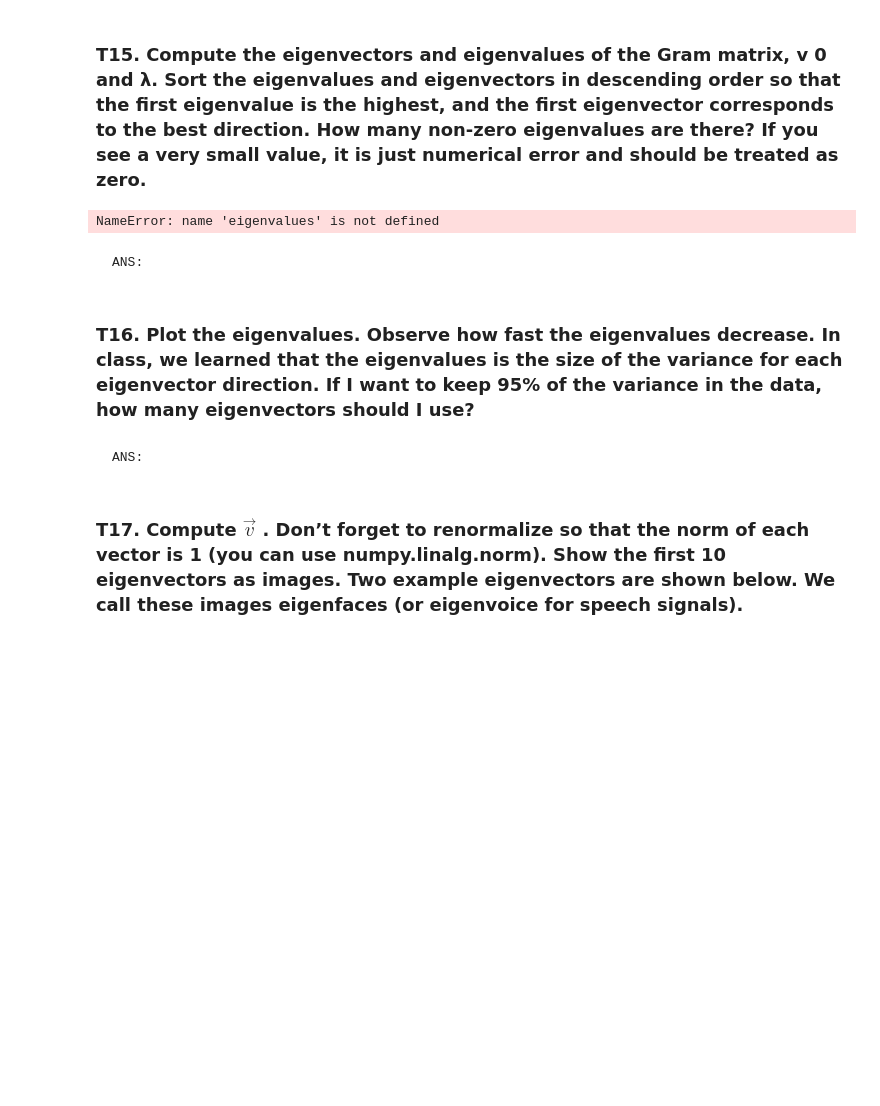
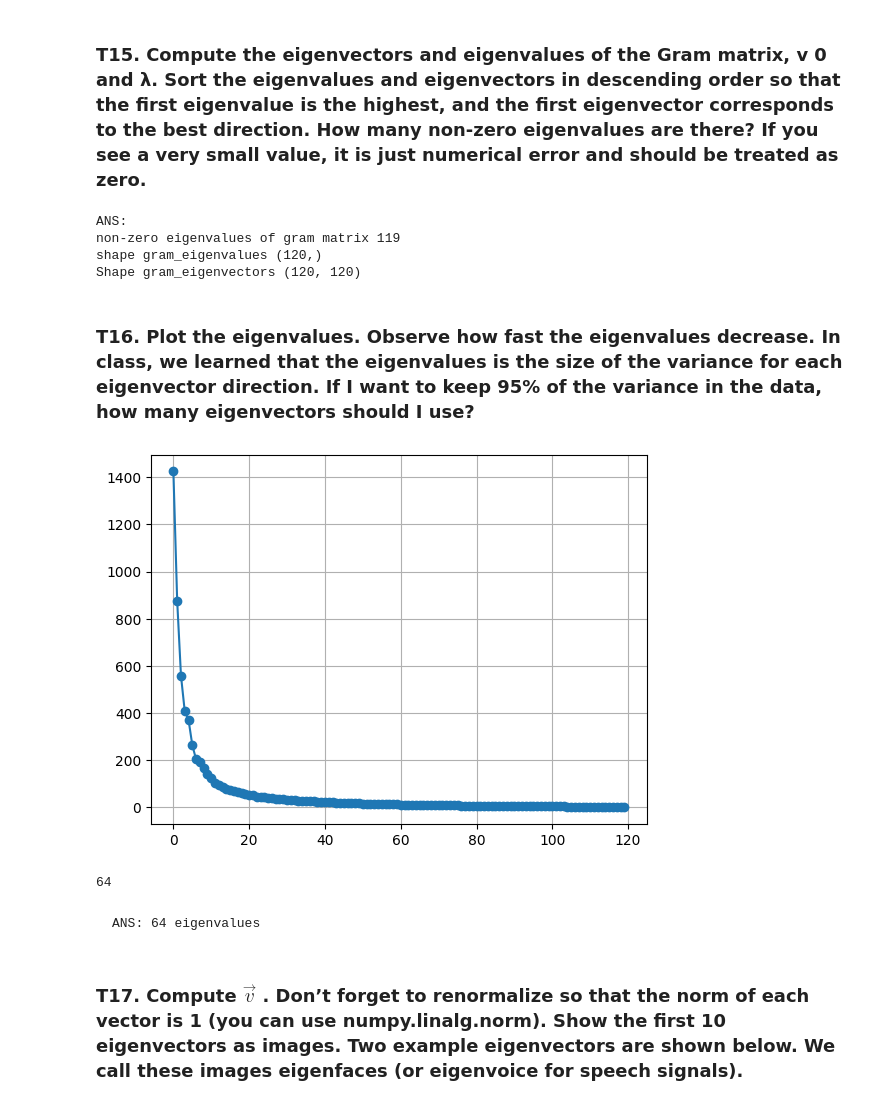
Before and after one commit to Nacnano/my-chula-courses, a Jupyter notebook: 2110573-patt-recog/HW3/HW3_Fisherfaces(student).ipynb, the cells around one changed output. Saved outputs shown, nothing was run; the diff lists cells and outputs as text; code cells hidden in the pictures; blank space fills up the shorter version.

```diff
--- a/2110573-patt-recog/HW3/HW3_Fisherfaces(student).ipynb
+++ b/2110573-patt-recog/HW3/HW3_Fisherfaces(student).ipynb
@@ -499,6 +550,9 @@ def calculate_eigenvectors_and_eigenvalues(matrix):
     """
 
     # INSERT CODE HERE
+    eigenvalues, eigenvectors = np.linalg.eigh(matrix)
+    eigenvalues = eigenvalues[::-1]
+    eigenvectors = eigenvectors[:, ::-1]
 
     return eigenvalues, eigenvectors
 
@@ -512,9 +566,16 @@ def test_eigenvalues_eigenvectors():
     assert list(eigenvalues) == sorted(eigenvalues, reverse = True)
 
 test_eigenvalues_eigenvectors()
-# %% [output]
-NameError: name 'eigenvalues' is not defined
-# %% [markdown]
-    ANS:
+# %%
+gram_eigenvalues, gram_eigenvectors = calculate_eigenvectors_and_eigenvalues(gram_matrix)
+print("ANS:")
+print("non-zero eigenvalues of gram matrix", np.sum(gram_eigenvalues>1e-2))
+print("shape gram_eigenvalues", gram_eigenvalues.shape)
+print("Shape gram_eigenvectors", gram_eigenvectors.shape)
+# %% [output]
+ANS:
+non-zero eigenvalues of gram matrix 119
+shape gram_eigenvalues (120,)
+Shape gram_eigenvectors (120, 120)
 # %% [markdown]
 ### T16. Plot the eigenvalues. Observe how fast the eigenvalues decrease. In class, we learned that the eigenvalues is the size of the variance for each eigenvector direction. If I want to keep 95% of the variance in the data, how many eigenvectors should I use?
@@ -523,5 +582,22 @@ NameError: name 'eigenvalues' is not defined
+# %%
+# INSERT CODE HERE
+plt.plot(np.arange(len(eigenvalues)),eigenvalues,"-",marker="o")
+plt.grid(True)
+plt.show()
+
+total_variance = gram_eigenvalues.sum()
+
+idx = 0
+curr_var = 0
+while curr_var < total_variance*0.95 or idx >= len(gram_eigenvalues):
+    curr_var += gram_eigenvalues[idx]
+    idx += 1
+print(idx)
+# %% [output]
+[figure, added]
+64
 # %% [markdown]
-    ANS:
+    ANS: 64 eigenvalues
 # %% [markdown]
 ### T17. Compute $\vec{v}$ . Don’t forget to renormalize so that the norm of each vector is 1 (you can use numpy.linalg.norm). Show the first 10 eigenvectors as images. Two example eigenvectors are shown below. We call these images eigenfaces (or eigenvoice for speech signals).
 # %%
```
Also changed, not shown: parts of 34 cells of this notebook.
